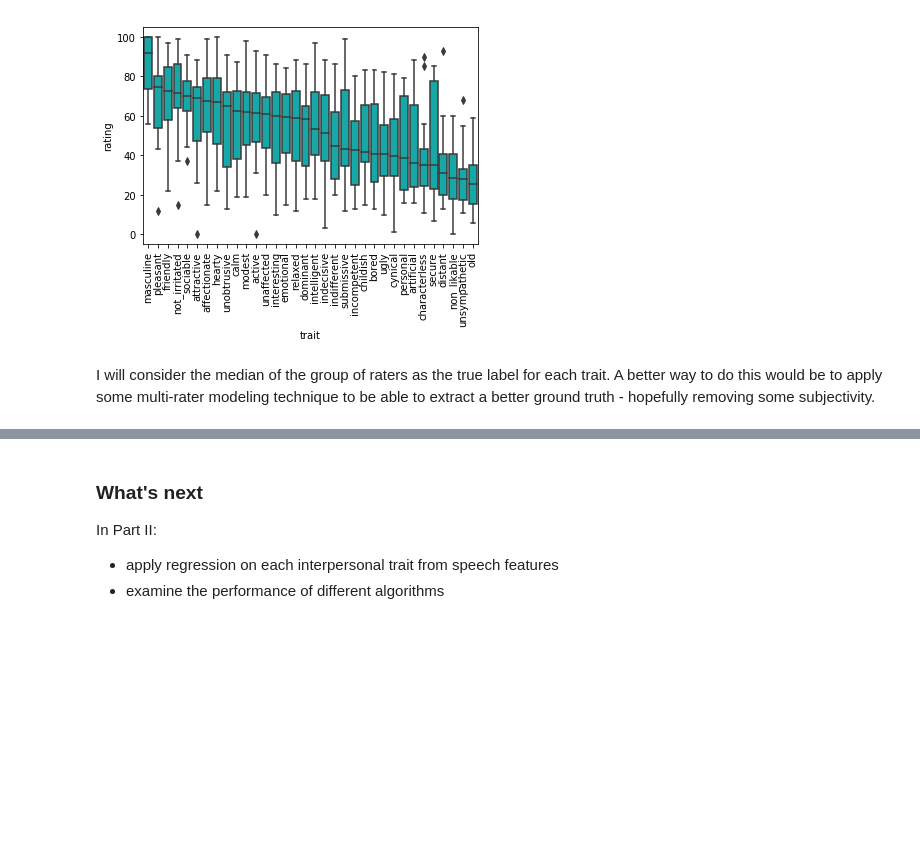
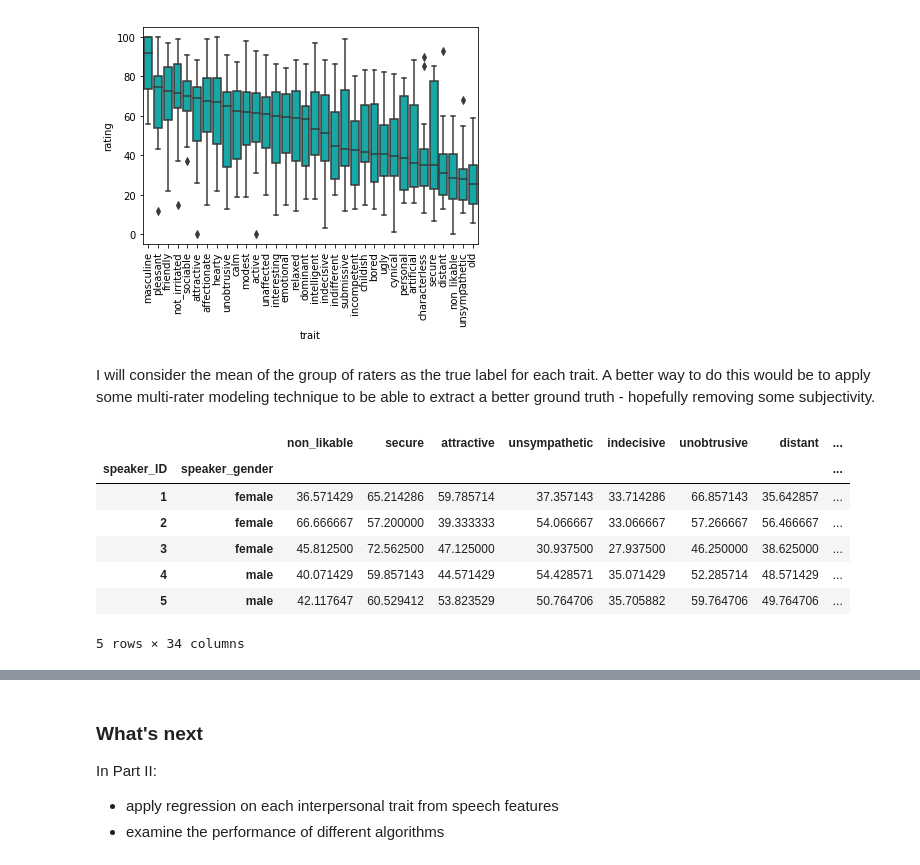
Before and after one commit to laufergall/ML_Speaker_Characteristics, a Jupyter notebook: Regression/01_exploratory_analysis.ipynb, the cells around one changed output, grey strips where cells are left out. Cells and saved outputs as stored; diff of their text form; code cells hidden in the pictures; blank space fills up the shorter version.

```diff
--- a/Regression/01_exploratory_analysis.ipynb
+++ b/Regression/01_exploratory_analysis.ipynb
@@ -138,11 +138,24 @@ plt.show()
 # %% [output]
 [figure]
 # %% [markdown]
-I will consider the median of the group of raters as the true label for each trait. A better way to do this would be to apply some multi-rater modeling technique to be able to extract a better ground truth - hopefully removing some subjectivity.
+I will consider the mean of the group of raters as the true label for each trait. A better way to do this would be to apply some multi-rater modeling technique to be able to extract a better ground truth - hopefully removing some subjectivity.
 # %%
 # just keep speaker ID and rating in the dataframe
 ratings2 = pd.concat([ratings.iloc[:,[5,7]], ratings.iloc[:,9:]], axis = 1)
 
 # aggregate ratings by median for each trait separately
-ratings_agg = ratings2.groupby(['speaker_ID','speaker_gender']).agg('median')
+ratings_means = ratings2.groupby(['speaker_ID','speaker_gender']).agg('mean')
+ratings_medians = ratings2.groupby(['speaker_ID','speaker_gender']).agg('median')
+ratings_std = ratings2.groupby(['speaker_ID','speaker_gender']).agg('std')
+
+ratings_means.head()
+# %% [output]
+|  |  | non_likable | secure | attractive | unsympathetic | indecisive | unobtrusive | distant | ... |
+| speaker_ID | speaker_gender |  |  |  |  |  |  |  | ... |
+| 1 | female | 36.571429 | 65.214286 | 59.785714 | 37.357143 | 33.714286 | 66.857143 | 35.642857 | ... |
+| 2 | female | 66.666667 | 57.200000 | 39.333333 | 54.066667 | 33.066667 | 57.266667 | 56.466667 | ... |
+| 3 | female | 45.812500 | 72.562500 | 47.125000 | 30.937500 | 27.937500 | 46.250000 | 38.625000 | ... |
+| 4 | male | 40.071429 | 59.857143 | 44.571429 | 54.428571 | 35.071429 | 52.285714 | 48.571429 | ... |
+| 5 | male | 42.117647 | 60.529412 | 53.823529 | 50.764706 | 35.705882 | 59.764706 | 49.764706 | ... |
+5 rows × 34 columns
 # %%
```
Also changed, not shown: parts of 5 cells of this notebook, 2 other files.
